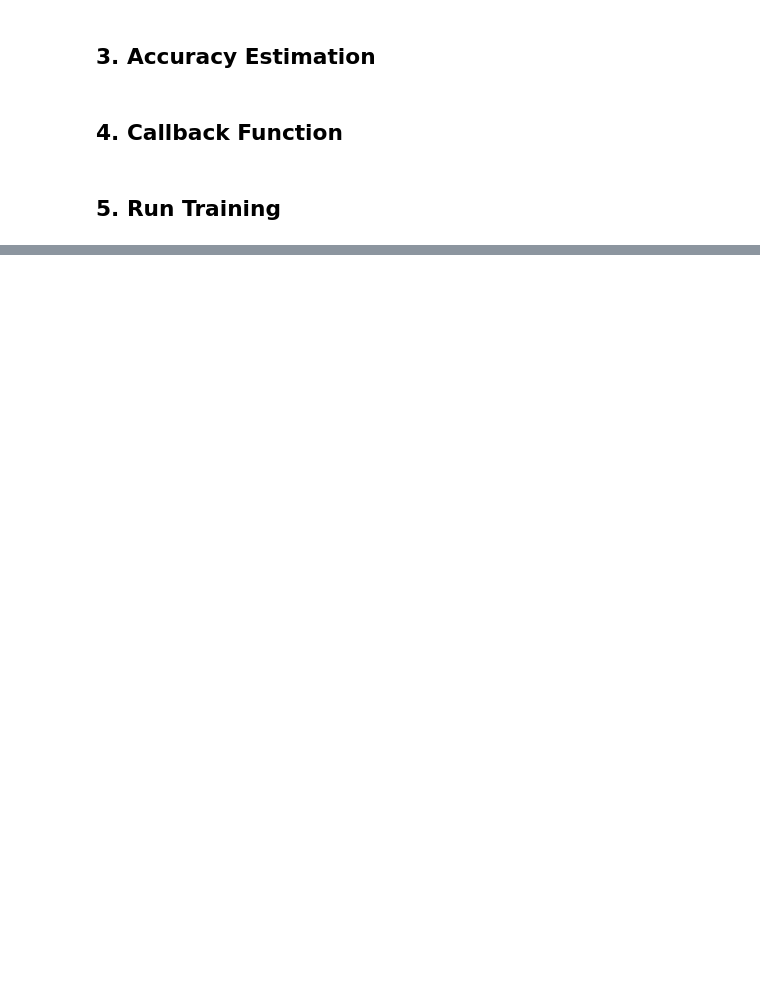
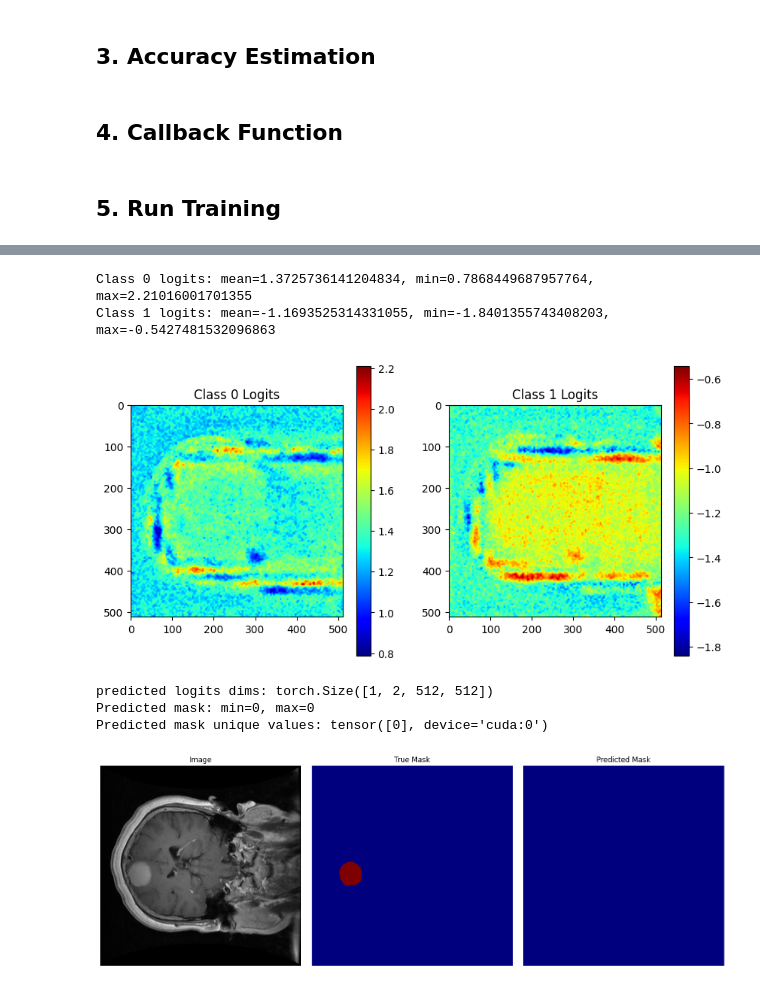
Before and after one commit to elliemci/vision-transformer-models, a Jupyter notebook: image_segmentation/transformer_seg_training.ipynb, the cells around one changed output, grey strips where cells are left out. Cells and saved outputs as stored; diff of their text form; code cells hidden in the pictures; blank space fills up the shorter version.

```diff
--- a/image_segmentation/transformer_seg_training.ipynb
+++ b/image_segmentation/transformer_seg_training.ipynb
@@ -430,0 +705,22 @@ train(model, train_loader, val_loader, optimizer, criterion, num_epochs, device,
+# %%
+for batch in val_loader:
+    break  # Get only the first batch
+
+# Get the image and true mask from the batch
+image = batch['pixel_values'][0].to(device)  # Move image to device
+true_mask = batch['mask'][0].squeeze(0).to(device)  # Move mask to device and squeeze if necessary
+
+# debug create_mask(pred_logits, target_size) by plotting the image, true_mask and predicted mask after call create_mask()
+with torch.no_grad():  # Disable gradient calculation for inference
+    outputs = model(image.unsqueeze(0))  # Add batch dimension for single image
+    predicted_mask = create_mask(outputs.logits, target_size=true_mask.shape[-2:])  # Get predicted mask
+
+display_image_and_masks(image.cpu(), true_mask.cpu(), predicted_mask.cpu())
+# %% [output]
+Class 0 logits: mean=1.3725736141204834, min=0.7868449687957764, max=2.21016001701355
+Class 1 logits: mean=-1.1693525314331055, min=-1.8401355743408203, max=-0.5427481532096863
+[figure, added]
+predicted logits dims: torch.Size([1, 2, 512, 512])
+Predicted mask: min=0, max=0
+Predicted mask unique values: tensor([0], device='cuda:0')
+[figure, added]
```
Also changed, not shown: parts of 19 cells of this notebook.
